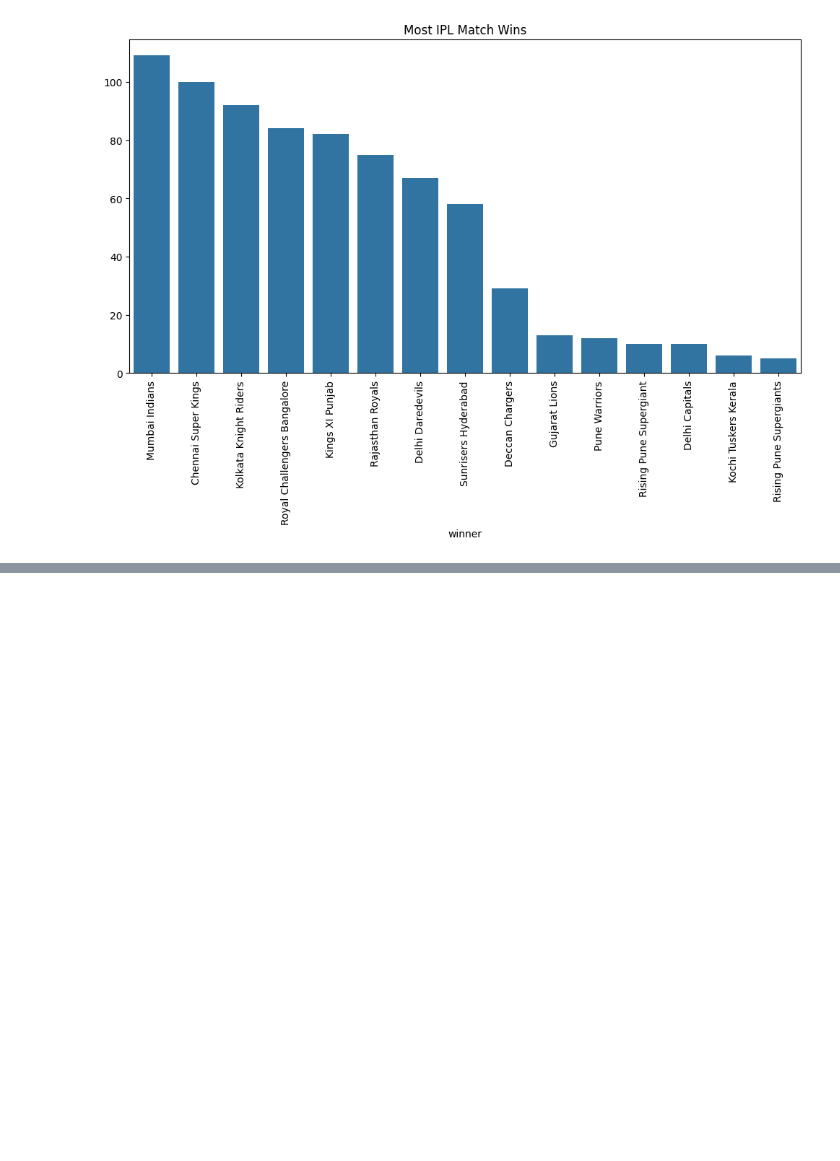
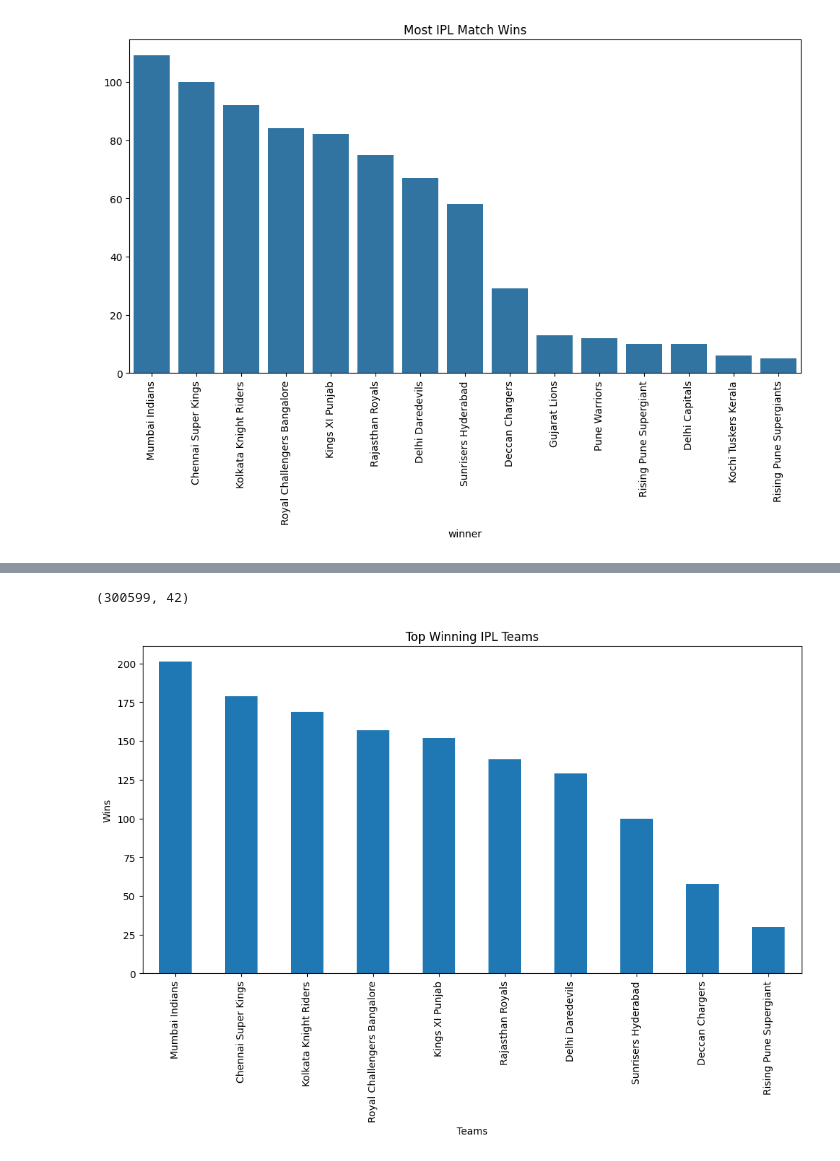
Before and after one commit to sohamm2410/ipl-analytics-dashboard, a Jupyter notebook: notebooks/eda.ipynb, the cells around one changed output, grey strips where cells are left out. Cells and saved outputs as stored; diff of their text form; code cells hidden in the pictures; blank space fills up the shorter version.

```diff
--- a/notebooks/eda.ipynb
+++ b/notebooks/eda.ipynb
@@ -184,0 +312,2 @@ plt.show()
+# %%
+matches['date'] = pd.to_datetime(matches['date'], format='mixed')
@@ -184,0 +316,11 @@ plt.show()
+# %%
+matches['is_superover'] = np.where(
+    matches['result'] == 'tie',
+    1,
+    0
+)
+# %%
+matches['win_margin_normalized'] = (
+    matches['win_by_runs'] +
+    matches['win_by_wickets']
+)
@@ -184,0 +344,3 @@ plt.show()
+# %%
+deliveries['match_id'] = deliveries['match_id'].astype(int)
+matches['id'] = matches['id'].astype(int)
@@ -184,0 +364,4 @@ plt.show()
+# %%
+ipl.shape
+# %% [output]
+(300599, 42)
@@ -184,0 +370,12 @@ plt.show()
+# %%
+plt.figure(figsize=(12,6))
+
+matches['winner'].value_counts().head(10).plot(kind='bar')
+
+plt.title("Top Winning IPL Teams")
+plt.xlabel("Teams")
+plt.ylabel("Wins")
+
+plt.show()
+# %% [output]
+[figure, added]
```
Also changed, not shown: parts of 18 cells of this notebook, 1 other file.
